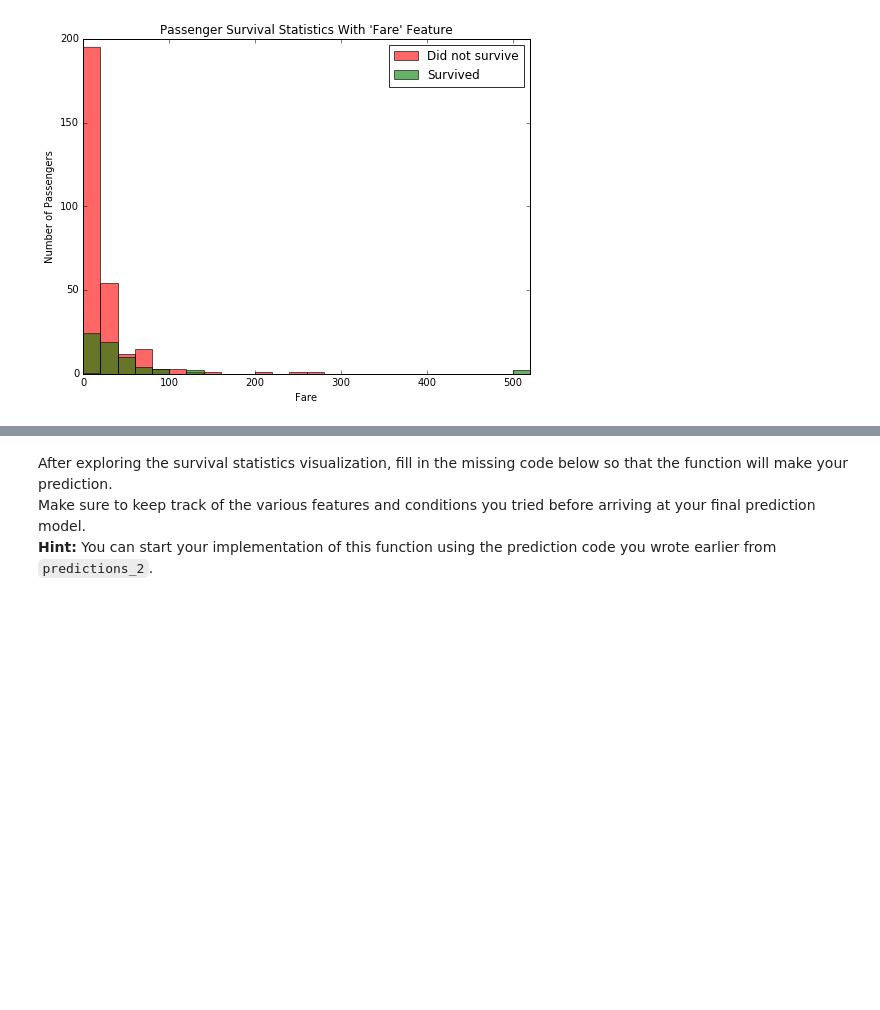
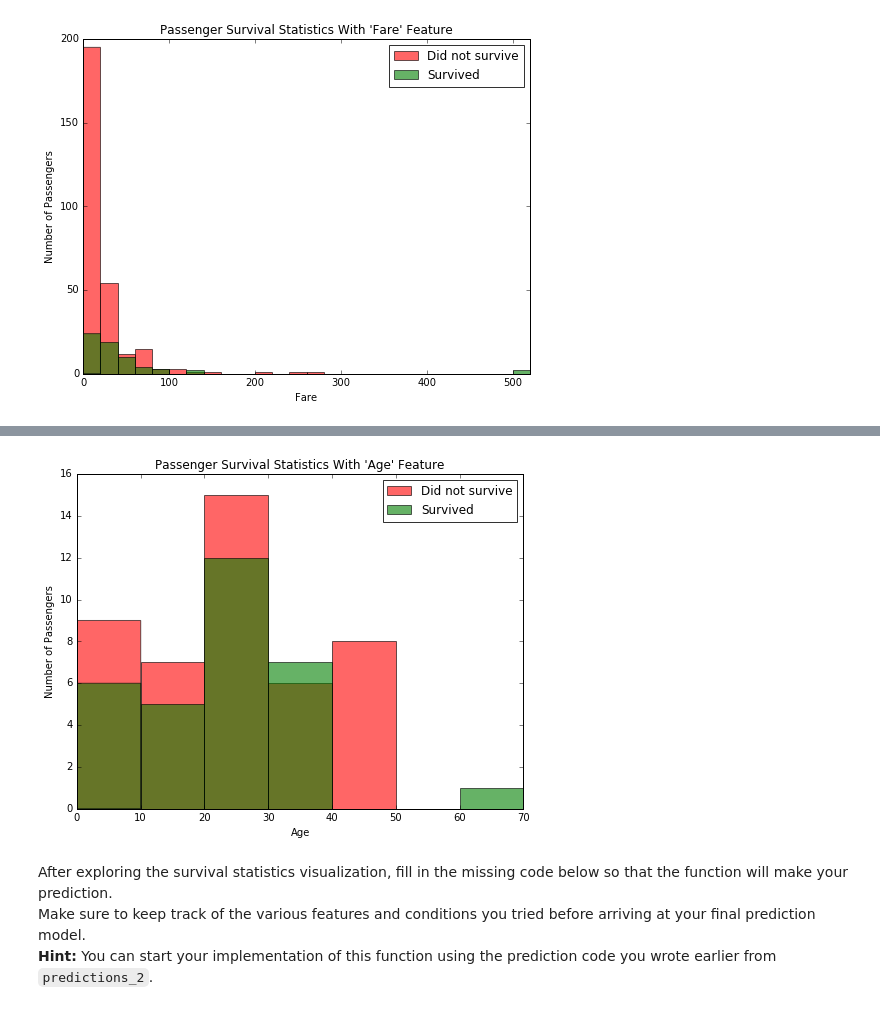
Before and after one commit to Huangjantson/UdacityMLNP, a Jupyter notebook: titanic_survival_exploration/Titanic_Survival_Exploration.ipynb, the cells around one changed output, grey strips where cells are left out. Saved outputs shown, nothing was run; the diff lists cells and outputs as text; code cells hidden in the pictures; blank space fills up the shorter version.

```diff
--- a/titanic_survival_exploration/Titanic_Survival_Exploration.ipynb
+++ b/titanic_survival_exploration/Titanic_Survival_Exploration.ipynb
@@ -250,3 +262,7 @@ survival_stats(data, outcomes, 'Fare', ["Sex == 'male'","Age > 20"])
+# %%
+survival_stats(data, outcomes, 'Age', ["Sex == 'female'","Pclass == 3","Embarked == S"])
+# %% [output]
+[figure, added]
 # %% [markdown]
 After exploring the survival statistics visualization, fill in the missing code below so that the function will make your prediction.
 Make sure to keep track of the various features and conditions you tried before arriving at your final prediction model.
```
Also changed, not shown: parts of 13 cells of this notebook, 3 other files.
